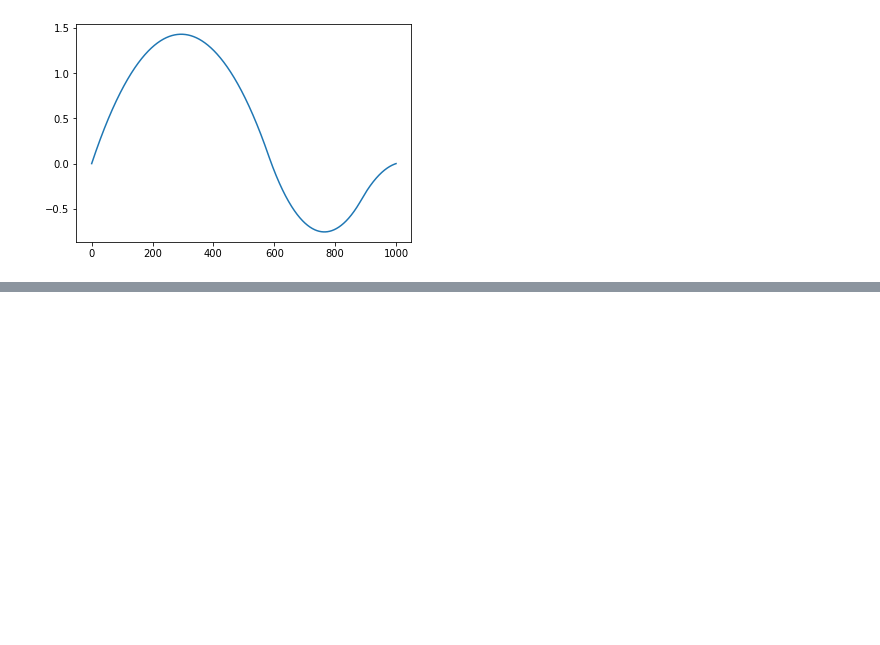
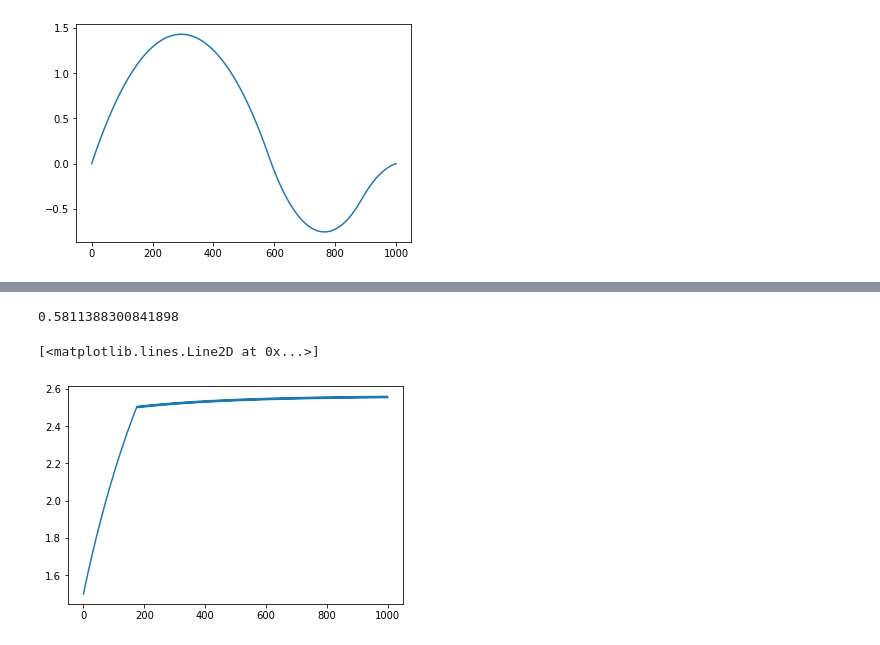
Before and after one commit to anirudhssundar/optimal_control, a Jupyter notebook: 6553_HW_10b.ipynb, the cells around one changed output, grey strips where cells are left out. Saved outputs shown, nothing was run; the diff lists cells and outputs as text; code cells hidden in the pictures; blank space fills up the shorter version.

```diff
--- a/6553_HW_10b.ipynb
+++ b/6553_HW_10b.ipynb
@@ -273,0 +274,39 @@ NameError: ignored
+# %%
+np.sqrt(2.5)-1
+# %% [output]
+0.5811388300841898
+# %%
+# Part c
+r = 2.5
+alpha_t = np.sqrt(r)-1
+t = np.arange(1000)
+dt = 0.01
+
+x_0 = 1.5
+
+u_relaxed = np.array([2]) # Make u such that x stops at r on the last step
+flag=0
+for i in range(1,len(t)):
+  x_temp = get_trajectory(u_relaxed,x_0,dt)
+  # print(len(x_temp))
+  if (x_temp[-1] <r):
+    u_relaxed=np.append(u_relaxed,2)
+  else:
+    # flag=1
+    # print("here")
+    # u_relaxed = np.append(u_relaxed, randnum(alpha))
+    # u_relaxed = np.append(u_relaxed,1)
+    break
+
+remaining_length = len(t) - len(u_relaxed)
+
+# Divide remaining length into 5 sample pulses
+for i in range(int(remaining_length/5)):
+  u_relaxed = np.append(u_relaxed,np.array([2,1,2,1,2]))
+
+
+x_fin = get_trajectory(u_relaxed, x_0, dt)
+plt.plot(x_fin)
+# %% [output]
+[<matplotlib.lines.Line2D at 0x...>]
+[figure, added]
```
Also changed, not shown: parts of 6 cells of this notebook.
